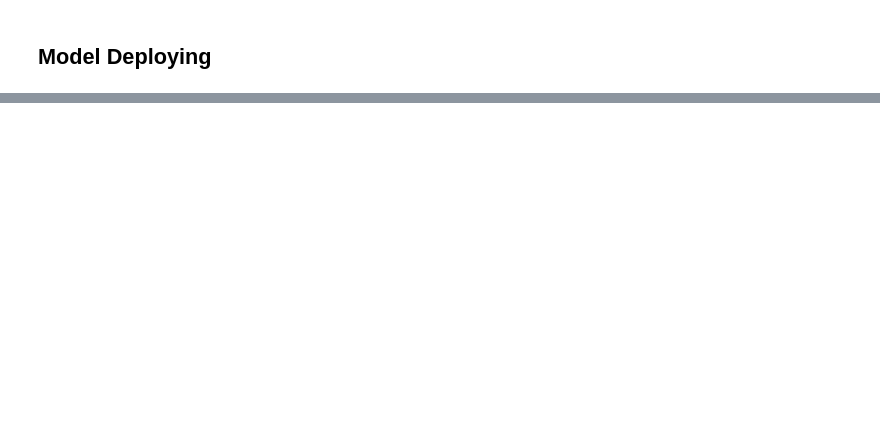
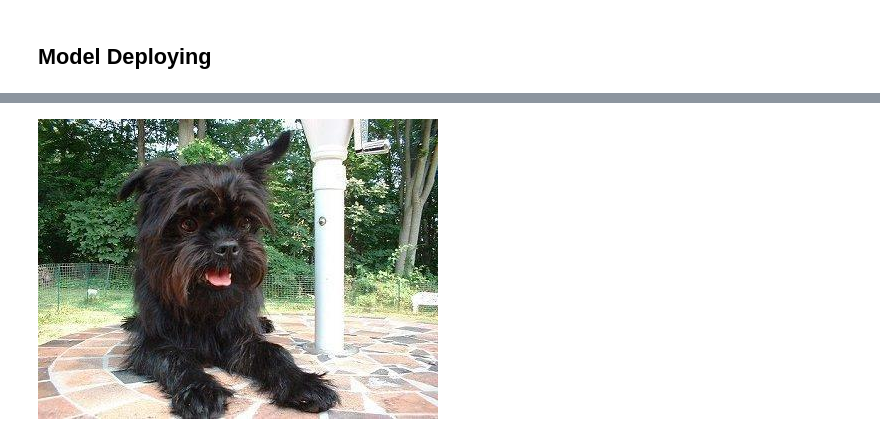
Before and after one commit to mayrkat/CD0387-deep-learning-topics-within-computer-vision-nlp-project-starter_km, a Jupyter notebook: train_and_deploy.ipynb, the cells around one changed output, grey strips where cells are left out. Drawn from its saved outputs; the diff is of its cells as text; code cells hidden in the pictures; blank space fills up the shorter version.

```diff
--- a/train_and_deploy.ipynb
+++ b/train_and_deploy.ipynb
@@ -252,0 +357,7 @@ predictor=estimator.deploy(initial_instance_count=1, instance_type="ml.t2.medium
+# %%
+#buf = io.BytesIO()
+image = Image.open(train_image_path)
+# %%
+image
+# %% [output]
+[figure, added]
```
Also changed, not shown: parts of 22 cells of this notebook, 4 other files.
